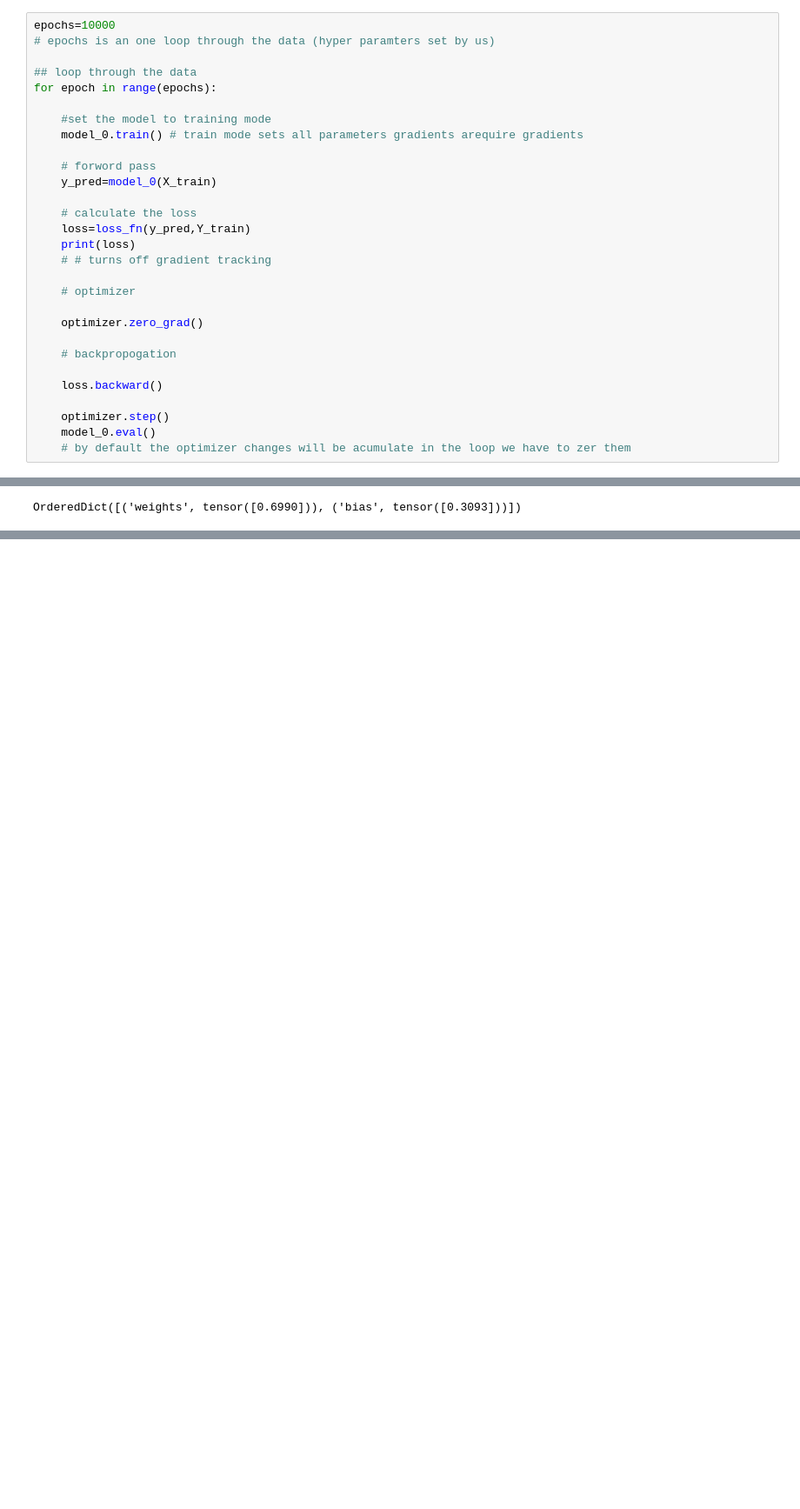
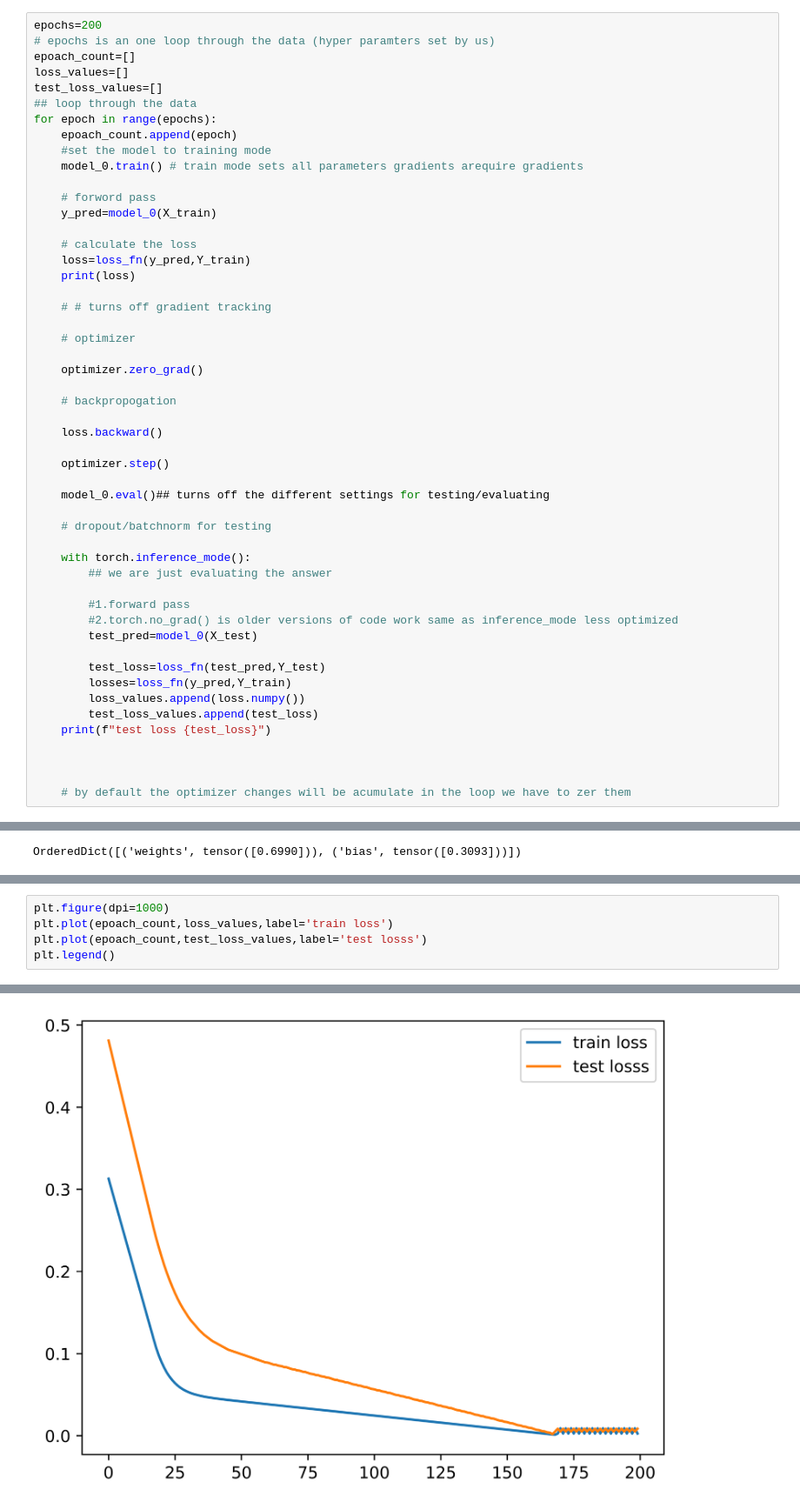
Before and after one commit to adityasaicareer/pytorch, a Jupyter notebook: workflow.ipynb, the cells around one changed output, grey strips where cells are left out. Shown at 87% size. Cells and saved outputs as stored; diff of their text form; blank space fills up the shorter version.

```diff
--- a/workflow.ipynb
+++ b/workflow.ipynb
@@ -518,12 +518,14 @@ A. some thing we need in loops
 * Loss backword through network to calculate the gradient with respect to loss(back propagation)
 * optimizer step(gradient descent)
 # %%
-epochs=10000
+epochs=200
 # epochs is an one loop through the data (hyper paramters set by us)
-
+epoach_count=[]
+loss_values=[]
+test_loss_values=[]
 ## loop through the data
 for epoch in range(epochs):
-
+    epoach_count.append(epoch)
     #set the model to training mode
     model_0.train() # train mode sets all parameters gradients arequire gradients
 
@@ -533,6 +535,7 @@ for epoch in range(epochs):
     # calculate the loss
     loss=loss_fn(y_pred,Y_train)
     print(loss)
+
     # # turns off gradient tracking
 
     # optimizer
@@ -544,6 +547,25 @@ for epoch in range(epochs):
     loss.backward()
 
     optimizer.step()
-    model_0.eval()
+
+    model_0.eval()## turns off the different settings for testing/evaluating
+
+    # dropout/batchnorm for testing
+
+    with torch.inference_mode():
+        ## we are just evaluating the answer
+
+        #1.forward pass
+        #2.torch.no_grad() is older versions of code work same as inference_mode less optimized
+        test_pred=model_0(X_test)
+
+        test_loss=loss_fn(test_pred,Y_test)
+        losses=loss_fn(y_pred,Y_train)
+        loss_values.append(loss.numpy())
+        test_loss_values.append(test_loss)
+    print(f"test loss {test_loss}")
+
+
+
     # by default the optimizer changes will be acumulate in the loop we have to zer them
 # %% [output]
@@ -623,0 +661,6 @@ OrderedDict([('weights', tensor([0.6990])), ('bias', tensor([0.3093]))])
+# %%
+plt.figure(dpi=1000)
+plt.plot(epoach_count,loss_values,label='train loss')
+plt.plot(epoach_count,test_loss_values,label='test losss')
+plt.legend()
+# %% [output]
@@ -623,0 +668 @@ OrderedDict([('weights', tensor([0.6990])), ('bias', tensor([0.3093]))])
+[figure, added]
```
Also changed, not shown: parts of 15 cells of this notebook, 2 other files.
